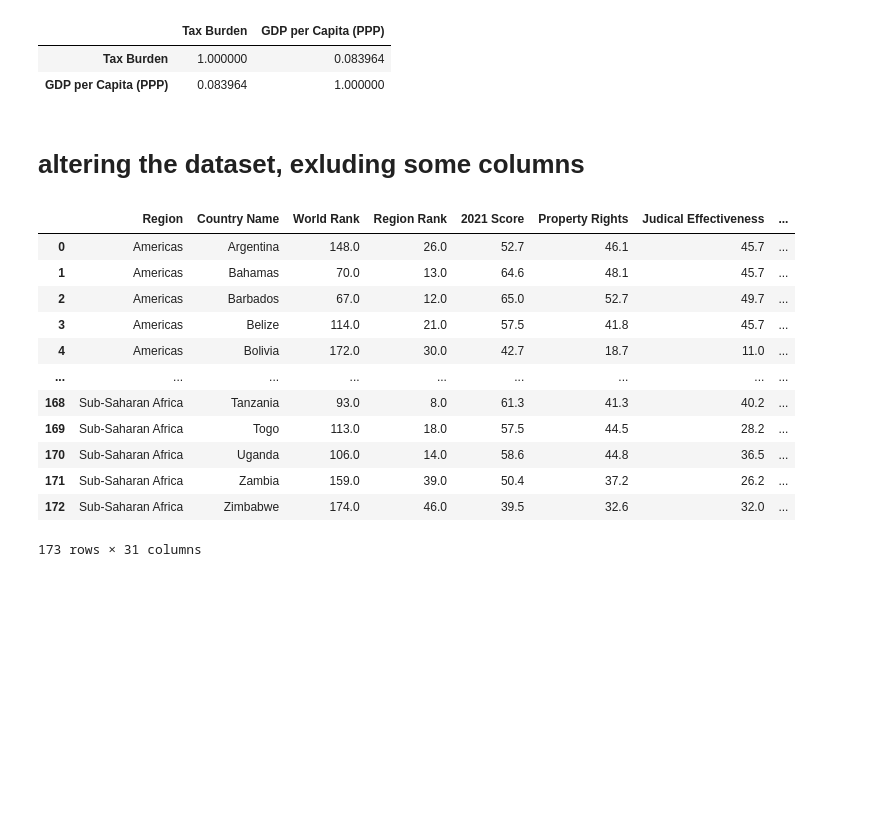
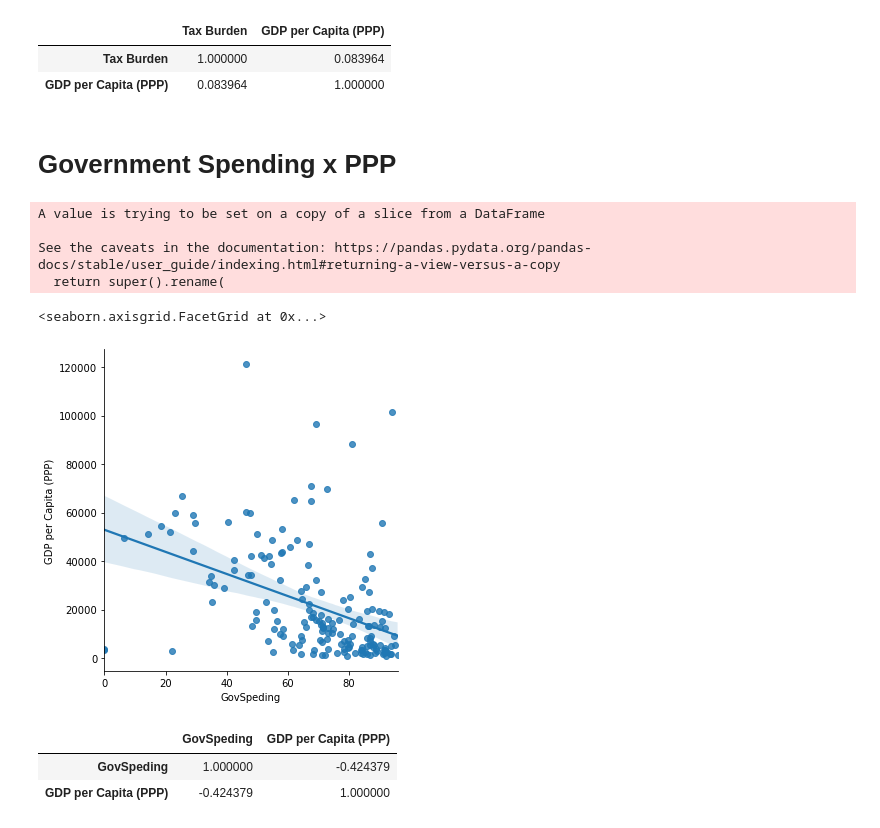
Before and after one commit to IgorComune/HeritageFoundation, a Jupyter notebook: Heritage Foundation Index.ipynb, the cells around one changed output. Cells and saved outputs as stored; diff of their text form; code cells hidden in the pictures; blank space fills up the shorter version.

```diff
--- a/Heritage Foundation Index.ipynb
+++ b/Heritage Foundation Index.ipynb
@@ -806,21 +803,24 @@ tb_ppp_corr.corr(method='pearson')
 |  | Tax Burden | GDP per Capita (PPP) |
 | Tax Burden | 1.000000 | 0.083964 |
 | GDP per Capita (PPP) | 0.083964 | 1.000000 |
-# %% [markdown]
-# altering the dataset, exluding some columns
-# %%
-countries_region.shape
-# %% [output]
-|  | Region | Country Name | World Rank | Region Rank | 2021 Score | Property Rights | Judical Effectiveness | ... |
-| 0 | Americas | Argentina | 148.0 | 26.0 | 52.7 | 46.1 | 45.7 | ... |
-| 1 | Americas | Bahamas | 70.0 | 13.0 | 64.6 | 48.1 | 45.7 | ... |
-| 2 | Americas | Barbados | 67.0 | 12.0 | 65.0 | 52.7 | 49.7 | ... |
-| 3 | Americas | Belize | 114.0 | 21.0 | 57.5 | 41.8 | 45.7 | ... |
-| 4 | Americas | Bolivia | 172.0 | 30.0 | 42.7 | 18.7 | 11.0 | ... |
-| ... | ... | ... | ... | ... | ... | ... | ... | ... |
-| 168 | Sub-Saharan Africa | Tanzania | 93.0 | 8.0 | 61.3 | 41.3 | 40.2 | ... |
-| 169 | Sub-Saharan Africa | Togo | 113.0 | 18.0 | 57.5 | 44.5 | 28.2 | ... |
-| 170 | Sub-Saharan Africa | Uganda | 106.0 | 14.0 | 58.6 | 44.8 | 36.5 | ... |
-| 171 | Sub-Saharan Africa | Zambia | 159.0 | 39.0 | 50.4 | 37.2 | 26.2 | ... |
-| 172 | Sub-Saharan Africa | Zimbabwe | 174.0 | 46.0 | 39.5 | 32.6 | 32.0 | ... |
-173 rows × 31 columns
+# %% [markdown]
+# Government Spending x PPP
+# %%
+gs_ppp = countries_region[['Region','Country Name',"Gov't Spending",'GDP per Capita (PPP)']]
+gs_ppp.rename(columns={"Gov't Spending":'GovSpeding'}, inplace=True)
+# %% [output]
+A value is trying to be set on a copy of a slice from a DataFrame
+
+See the caveats in the documentation: https://pandas.pydata.org/pandas-docs/stable/user_guide/indexing.html#returning-a-view-versus-a-copy
+  return super().rename(
+# %%
+sns.lmplot(data=gs_ppp, x='GovSpeding',y='GDP per Capita (PPP)')
+# %% [output]
+<seaborn.axisgrid.FacetGrid at 0x...>
+[figure, added]
+# %%
+gs_ppp.corr(method='pearson')
+# %% [output]
+|  | GovSpeding | GDP per Capita (PPP) |
+| GovSpeding | 1.000000 | -0.424379 |
+| GDP per Capita (PPP) | -0.424379 | 1.000000 |
```
Also changed, not shown: parts of 53 cells of this notebook.
